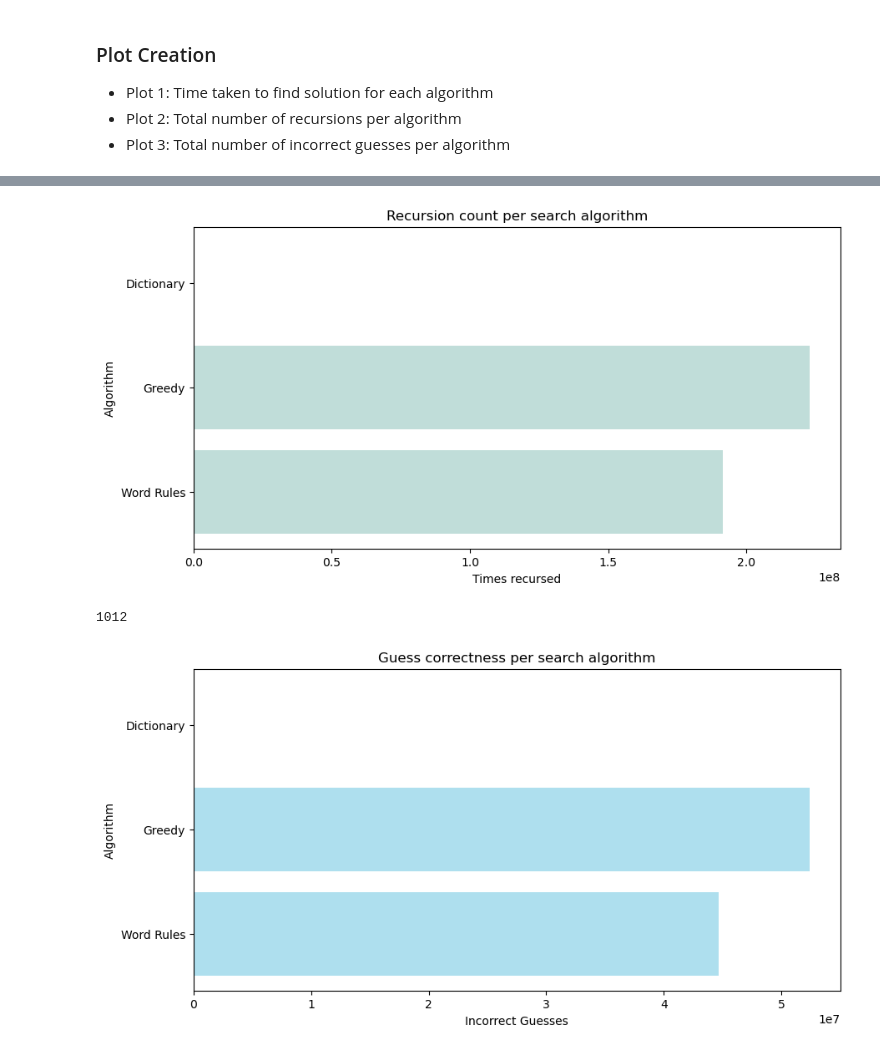
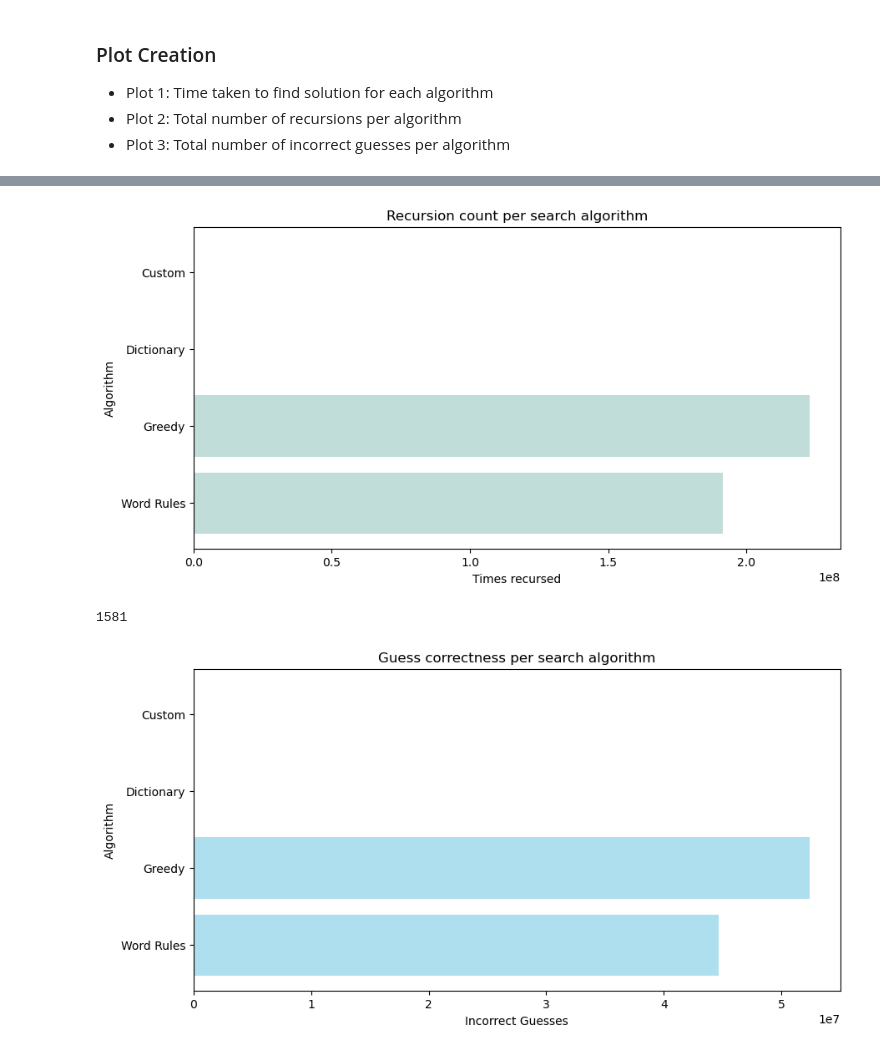
Before and after one commit to egbowen/strands, a Jupyter notebook: plots.ipynb, the cells around one changed output, grey strips where cells are left out. Drawn from its saved outputs; the diff is of its cells as text; code cells hidden in the pictures.

```diff
--- a/plots.ipynb
+++ b/plots.ipynb
@@ -29,8 +29,8 @@ _________________________
 - Plot 2: Total number of recursions per algorithm
 - Plot 3: Total number of incorrect guesses per algorithm
 # %%
-labels = ["Word Rules", "Greedy", "Dictionary"]
-values = [test.wordy_time, test.greedy_time, test.dict_time]
+labels = ["Word Rules", "Greedy", "Dictionary", "Custom"]
+values = [test.wordy_time, test.greedy_time, test.dict_time, test.custom_time]
 fig = plt.figure(figsize = (10, 5))
 plt.barh(labels, values, color='#f8cd05ff')
 plt.ylabel("Algorithm")
@@ -42,15 +42,15 @@ plt.show()
 # %%
-values2 = [test.wordy_solver.recursion_count, test.dfs_solver.recursion_count, test.dict_solver.recursion_count]
+values2 = [test.wordy_solver.recursion_count, test.dfs_solver.recursion_count, test.dict_solver.recursion_count, test.custom_solver.recursion_count]
 fig2 = plt.figure(figsize = (10, 5))
 plt.barh(labels, values2, color='#c0ddd9ff')
 plt.ylabel("Algorithm")
 plt.xlabel("Times recursed")
 plt.title("Recursion count per search algorithm")
 plt.show()
 # %% [output]
-[figure, old version]
+[figure, new version]
 # %%
-values3 = [test.wordy_solver.incorrect_guesses, test.dfs_solver.incorrect_guesses, test.dict_solver.incorrect_guesses]
+values3 = [test.wordy_solver.incorrect_guesses, test.dfs_solver.incorrect_guesses, test.dict_solver.incorrect_guesses, test.custom_solver.incorrect_guesses]
 print(test.dict_solver.incorrect_guesses)
 fig3 = plt.figure(figsize = (10, 5))
 plt.barh(labels, values3, color='#aedfeeff')
@@ -59,5 +59,5 @@ plt.xlabel("Incorrect Guesses")
 plt.title("Guess correctness per search algorithm")
 plt.show()
 # %% [output]
-1012
+1581
-[figure, old version]
+[figure, new version]
```
Also changed, not shown: parts of 3 cells of this notebook, 2 other files.
